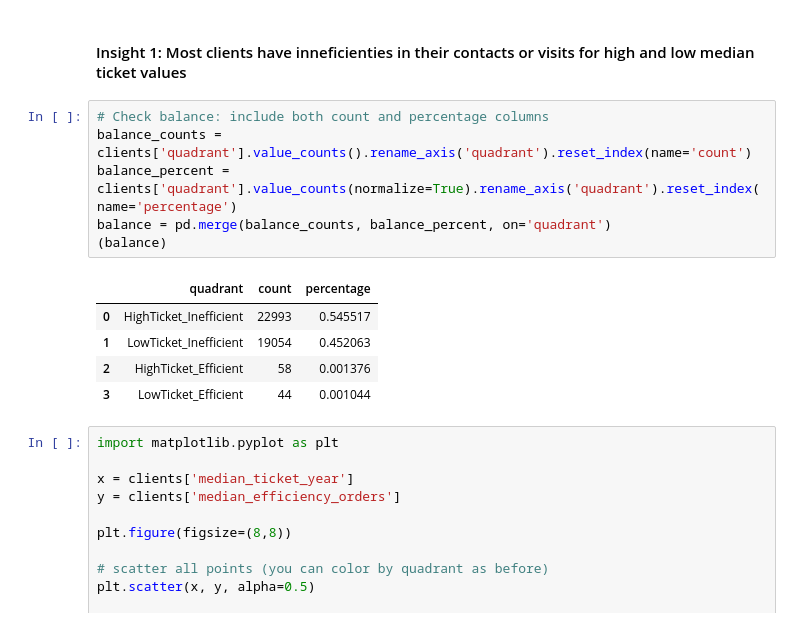
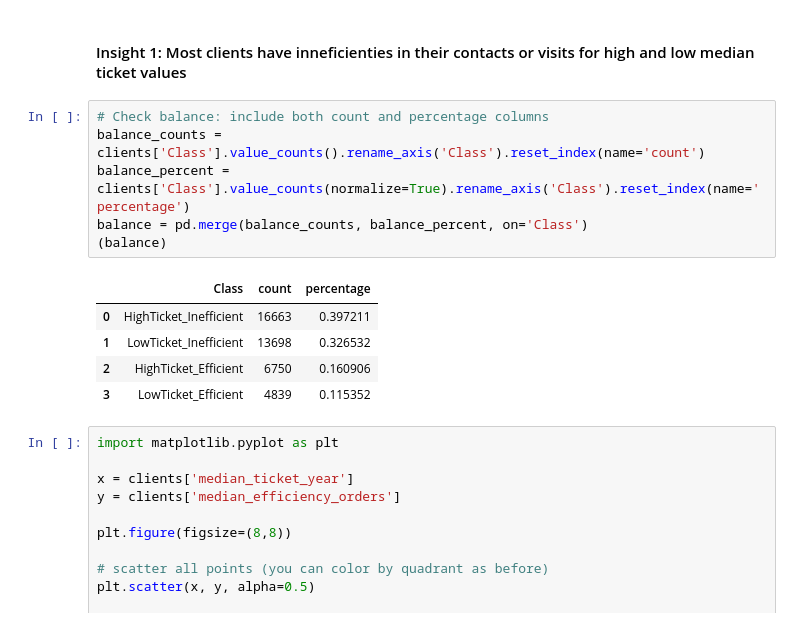
Before and after one commit to adriansotomora/capstone_project, a Jupyter notebook: scripts/eda_sebas.ipynb, the cells around one changed output. Drawn from its saved outputs; the diff is of its cells as text.

```diff
--- a/scripts/eda_sebas.ipynb
+++ b/scripts/eda_sebas.ipynb
@@ -16,16 +16,16 @@ clients[clients['client_id'] == 365042657][['client_id','median_promotor_visits'
 #### Insight 1: Most clients have inneficienties in their contacts or visits for high and low median ticket values
 # %%
 # Check balance: include both count and percentage columns
-balance_counts = clients['quadrant'].value_counts().rename_axis('quadrant').reset_index(name='count')
-balance_percent = clients['quadrant'].value_counts(normalize=True).rename_axis('quadrant').reset_index(name='percentage')
-balance = pd.merge(balance_counts, balance_percent, on='quadrant')
+balance_counts = clients['Class'].value_counts().rename_axis('Class').reset_index(name='count')
+balance_percent = clients['Class'].value_counts(normalize=True).rename_axis('Class').reset_index(name='percentage')
+balance = pd.merge(balance_counts, balance_percent, on='Class')
 (balance)
 # %% [output]
-|  | quadrant | count | percentage |
-| 0 | HighTicket_Inefficient | 22993 | 0.545517 |
-| 1 | LowTicket_Inefficient | 19054 | 0.452063 |
-| 2 | HighTicket_Efficient | 58 | 0.001376 |
-| 3 | LowTicket_Efficient | 44 | 0.001044 |
+|  | Class | count | percentage |
+| 0 | HighTicket_Inefficient | 16663 | 0.397211 |
+| 1 | LowTicket_Inefficient | 13698 | 0.326532 |
+| 2 | HighTicket_Efficient | 6750 | 0.160906 |
+| 3 | LowTicket_Efficient | 4839 | 0.115352 |
 # %%
 import matplotlib.pyplot as plt
 
```
Also changed, not shown: parts of 1 cell of this notebook.
